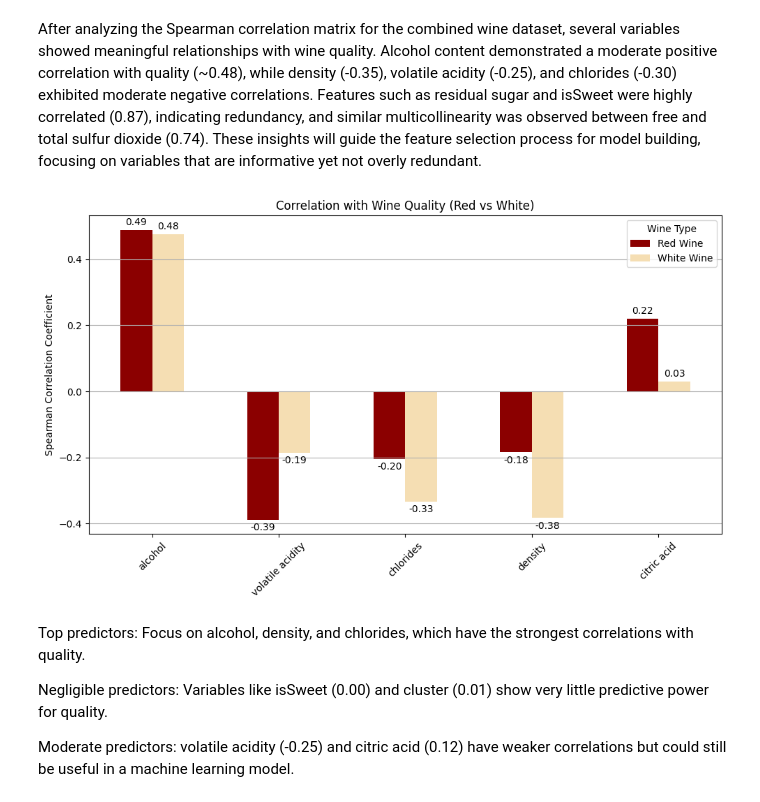
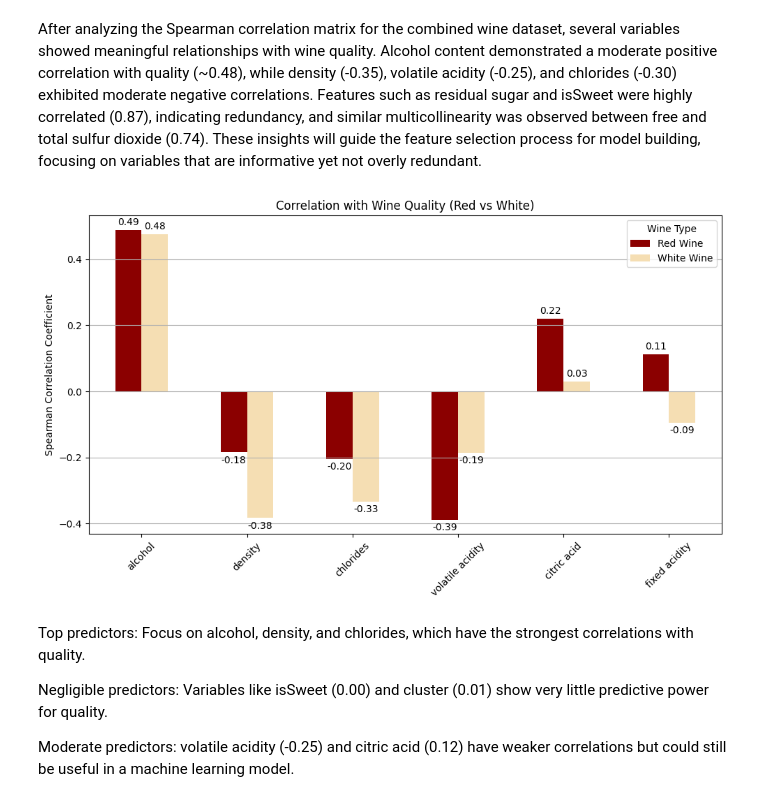
Before and after one commit to SamraatJain9/CSC2034_Project_Data, a Jupyter notebook: main.ipynb, the cells around one changed output. Cells and saved outputs as stored; diff of their text form; code cells hidden in the pictures.

```diff
--- a/main.ipynb
+++ b/main.ipynb
@@ -900,32 +899,32 @@ After analyzing the Spearman correlation matrix for the combined wine dataset, s
 # %%
 # Evaluating features that correlate with the quality, seprately for red and white wines.
 
 # Correlation with 'quality' for selected features only
-selected_features = ['alcohol', 'volatile acidity', 'chlorides', 'density', 'citric acid']
+selected_features = ['alcohol', 'density', 'chlorides', 'volatile acidity', 'citric acid', 'fixed acidity']
 
 red_corr = red_wine[selected_features + ['quality']].corr(method='spearman')['quality'].drop('quality')
 white_corr = white_wine[selected_features + ['quality']].corr(method='spearman')['quality'].drop('quality')
 
 corr_dataframe = pd.DataFrame({
     'Red Wine': red_corr,
     'White Wine': white_corr
 })
 
 ax = corr_dataframe.plot(kind='bar', figsize=(10, 6), color=['#8B0000', '#F5DEB3'])
 
 plt.title('Correlation with Wine Quality (Red vs White)')
 plt.ylabel('Spearman Correlation Coefficient')
 plt.xticks(rotation=45)
 plt.grid(axis='y')
 plt.legend(title='Wine Type')
 
 for container in ax.containers:
     ax.bar_label(container, fmt='%.2f', label_type='edge', padding=3)
 
 plt.tight_layout()
 plt.show()
 # %% [output]
-[figure, old version]
+[figure, new version]
 # %% [markdown]
 Top predictors: Focus on alcohol, density, and chlorides, which have the strongest correlations with quality.
 
```
Also changed, not shown: parts of 6 cells of this notebook.
